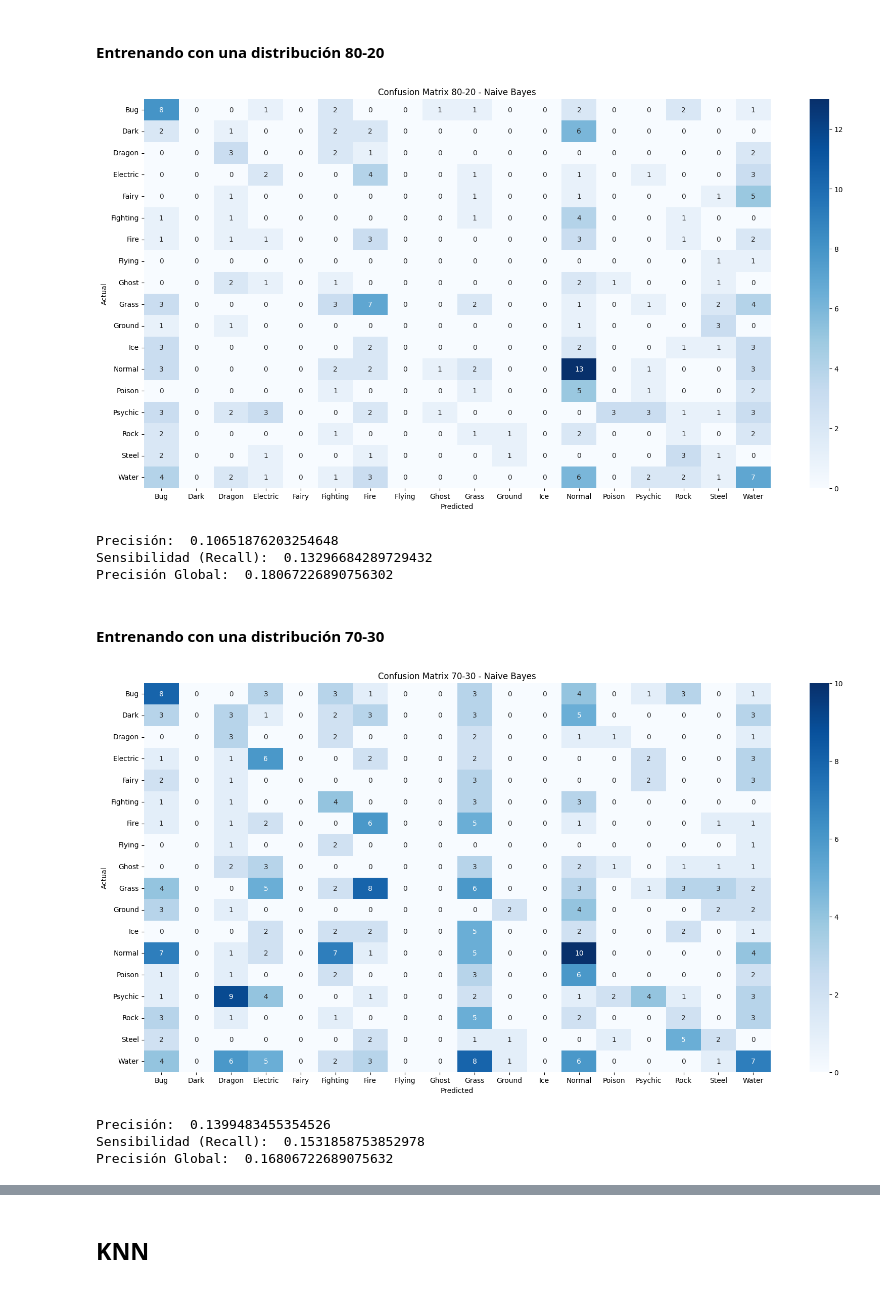
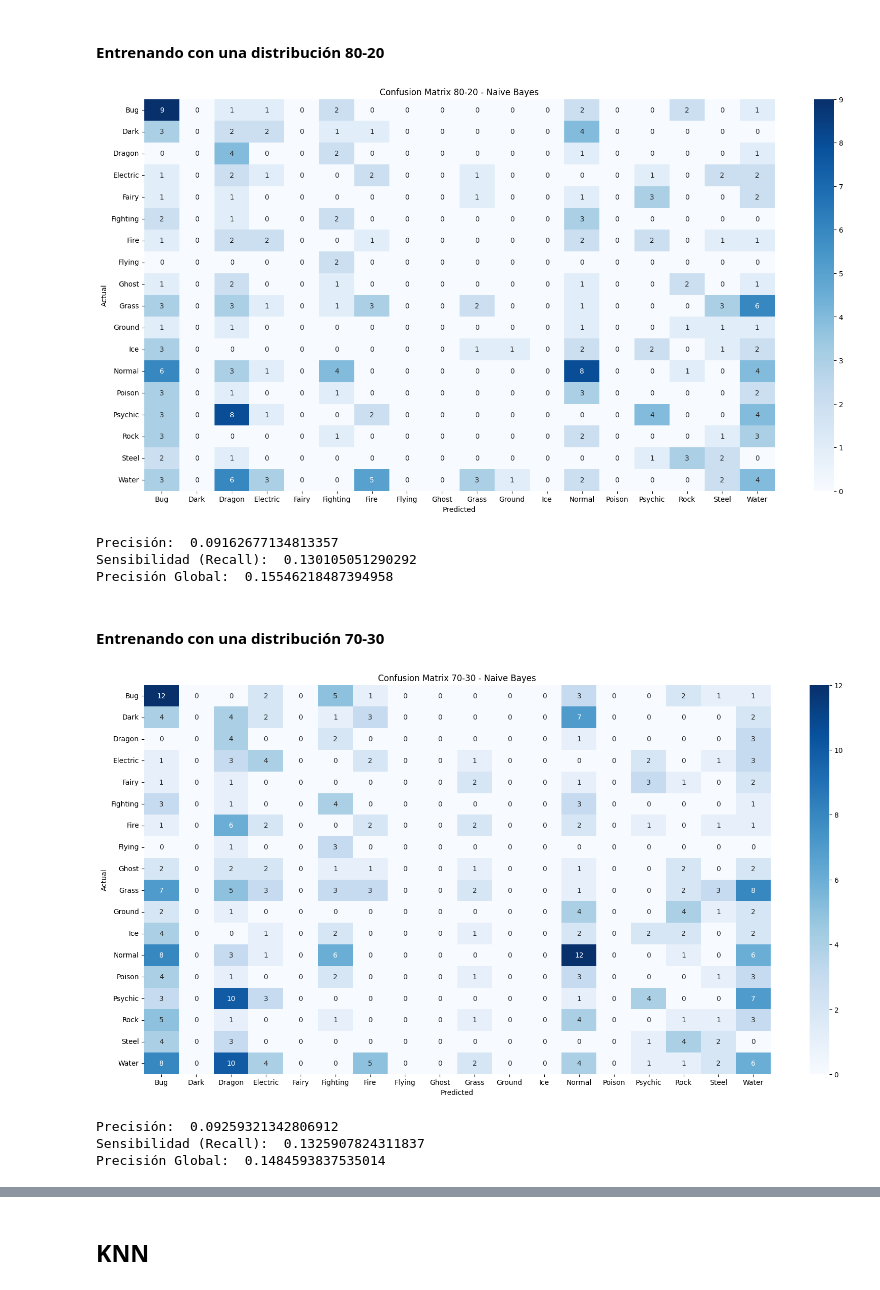
Before and after one commit to GuidoLorenzetti/TP, a Jupyter notebook: TP2/pokemon/pokemon.ipynb, the cells around one changed output, grey strips where cells are left out. Drawn from its saved outputs; the diff is of its cells as text; code cells hidden in the pictures.

```diff
--- a/TP2/pokemon/pokemon.ipynb
+++ b/TP2/pokemon/pokemon.ipynb
@@ -460,0 +522,5 @@ pokedex_discretizada['Speed'] = pd.cut(pokedex_discretizada['Speed'], bins=5, la
+# %%
+pokedex_discretizada = pokedex.copy()
+for i in ['HP', 'Attack', 'Defense', 'Sp. Atk', 'Sp. Def', 'Speed']:
+    pokedex_discretizada[i] = pd.qcut(pokedex_discretizada[i], 5, labels=["Muy Bajo", "Bajo", "Medio", "Alto", "Muy Alto"])
+pokedex_discretizada
@@ -461,7 +541,7 @@ pokedex_discretizada['Speed'] = pd.cut(pokedex_discretizada['Speed'], bins=5, la
 # %% [markdown]
 #### Entrenando con una distribución 80-20
 # %%
-x = np.array(pokedex_discretizada[['HP', 'Attack', 'Defense', 'Sp. Atk', 'Sp. Def', 'Speed']])
+x = np.array(pokedex_discretizada[['HP', 'Attack', 'Defense', 'Sp. Atk', 'Sp. Def', 'Speed']].apply(lambda x: x.cat.codes, axis=0))
 y = np.array(pokedex_discretizada['Type'])
 x_train, x_test, y_train, y_test = train_test_split(x, y, test_size=0.2, random_state=42)
 
@@ -488,41 +568,41 @@ print("Precisión: ", precision)
 print("Sensibilidad (Recall): ", recall)
 print("Precisión Global: ", accuracy)
 # %% [output]
-[figure, old version]
+[figure, new version]
-Precisión:  0.10651876203254648
-Sensibilidad (Recall):  0.13296684289729432
-Precisión Global:  0.18067226890756302
+Precisión:  0.09162677134813357
+Sensibilidad (Recall):  0.130105051290292
+Precisión Global:  0.15546218487394958
 # %% [markdown]
 #### Entrenando con una distribución 70-30
 # %%
-x = np.array(pokedex[['HP', 'Attack', 'Defense', 'Sp. Atk', 'Sp. Def', 'Speed']])
-y = np.array(pokedex['Type'])
+x = np.array(pokedex_discretizada[['HP', 'Attack', 'Defense', 'Sp. Atk', 'Sp. Def', 'Speed']].apply(lambda x: x.cat.codes, axis=0))
+y = np.array(pokedex_discretizada['Type'])
 x_train, x_test, y_train, y_test = train_test_split(x, y, test_size=0.3, random_state=42)
 
 nb = GaussianNB()
 
 nb.fit(x_train, y_train)
 
 y_pred = nb.predict(x_test)
 cm = metrics.confusion_matrix(y_test, y_pred)
 
 # Visualización de la matriz de confusión
 plt.figure(figsize=(20, 10))
 sns.heatmap(cm, annot=True, cmap='Blues', xticklabels=nb.classes_, yticklabels=nb.classes_)
 plt.xlabel('Predicted')
 plt.ylabel('Actual')
 plt.title('Confusion Matrix 70-30 - Naive Bayes')
 plt.show()
 
 precision = metrics.precision_score(y_test, y_pred, average='macro')
 recall = metrics.recall_score(y_test, y_pred, average='macro')
 accuracy = metrics.accuracy_score(y_test, y_pred)
 
 print("Precisión: ", precision)
 print("Sensibilidad (Recall): ", recall)
 print("Precisión Global: ", accuracy)
 # %% [output]
-[figure, old version]
+[figure, new version]
-Precisión:  0.1399483455354526
-Sensibilidad (Recall):  0.1531858753852978
-Precisión Global:  0.16806722689075632
+Precisión:  0.09259321342806912
+Sensibilidad (Recall):  0.1325907824311837
+Precisión Global:  0.1484593837535014
```
Also changed, not shown: parts of 18 cells of this notebook.
